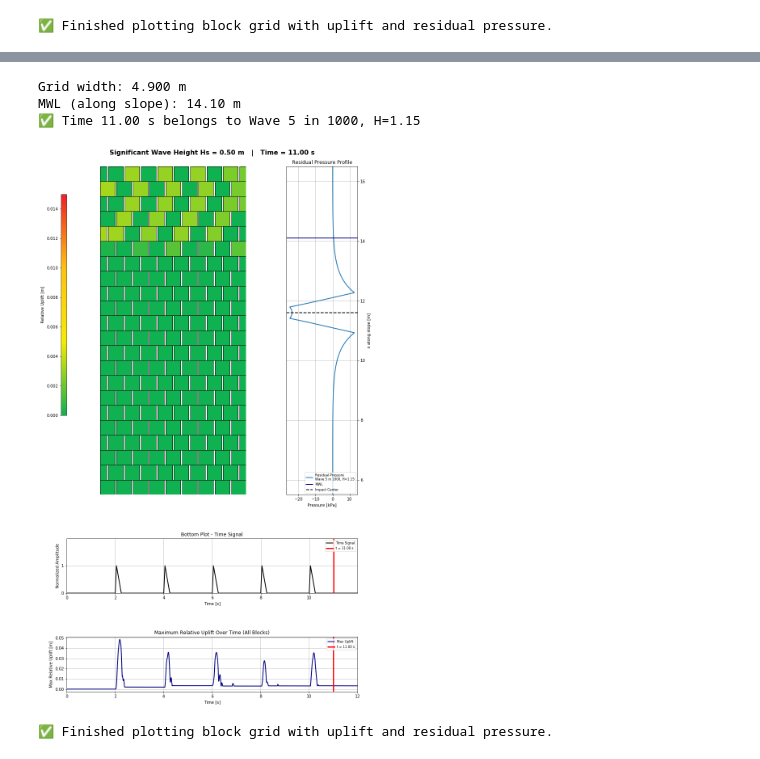
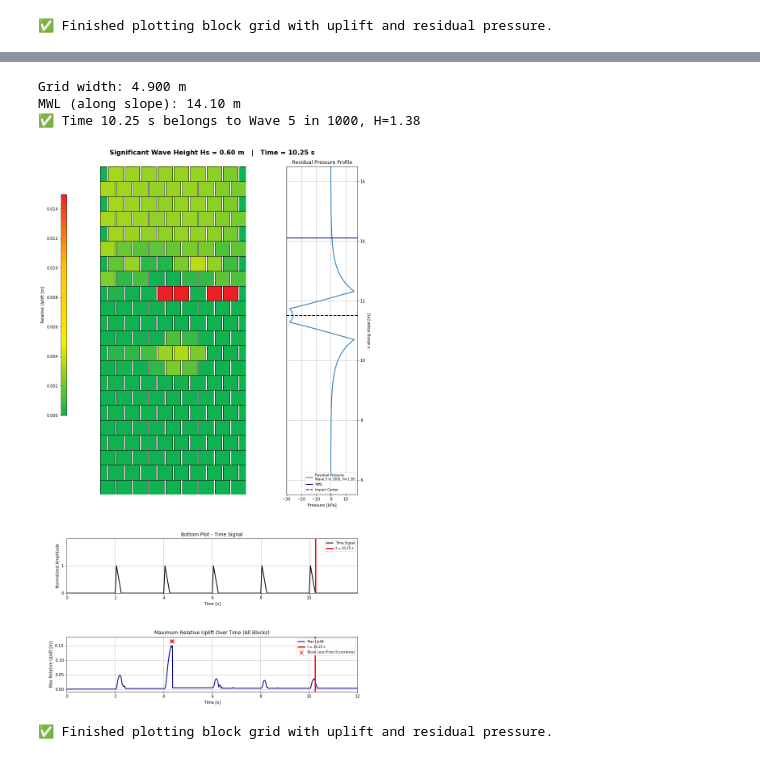
Before and after one commit to ThomasPennockTU/Thesis_Repository, a Jupyter notebook: workfolder/uplift material/uplift_notebook.ipynb, the cells around one changed output, grey strips where cells are left out. Saved outputs shown, nothing was run; the diff lists cells and outputs as text; code cells hidden in the pictures.

```diff
--- a/workfolder/uplift material/uplift_notebook.ipynb
+++ b/workfolder/uplift material/uplift_notebook.ipynb
@@ -196,7 +196,8 @@ import pandas as pd
 import matplotlib.pyplot as plt
 
 # --- Settings ---
-csv_path = 'relative_uplift_timeseries_05.csv'
+csv_path = 'relative_uplift_timeseries_06_DS60_2.csv'
+threshold = 0.15    # meters
 
 # --- Load CSV ---
 df = pd.read_csv(csv_path)
@@ -215,6 +216,21 @@ block_cols = [col for col in df.columns if col.startswith('B-')]
 
 print(f"✅ Found blocks in first row: {block_cols}")
 
+# Check which blocks exceed the threshold
+blocks_exceeding = []
+
+for col in block_cols:
+    if (df[col].abs() > threshold).any():
+        blocks_exceeding.append(col)
+
+# Print results
+if blocks_exceeding:
+    print("🚨 Blocks exceeding ±0.15 meter uplift:")
+    for b in blocks_exceeding:
+        print(f"   - {b}")
+else:
+    print("✅ No blocks exceed ±0.15 meter uplift.")
+
 # Plot
 plt.figure(figsize=(10,5))
 
@@ -222,7 +238,7 @@ for col in block_cols:
     plt.plot(time_values, df[col], label=col, linewidth=1.5)
 
 plt.xlabel("Time [s]")
-plt.ylabel("Relative Uplift")
+plt.ylabel("Relative Uplift [m]")
 plt.title("Relative Uplift Over Time - First Row of Blocks")
 plt.legend(loc='upper right', fontsize='small', ncol=2)
 plt.grid(True)
@@ -1233,7 +1335,7 @@ from matplotlib.colors import LinearSegmentedColormap
 from scipy.linalg import solve
 from mpl_toolkits.axes_grid1 import make_axes_locatable
 
-target_time = 10.5    # time in seconds to visualize
+target_time = 11    # time in seconds to visualize
 
 # ------------------------------
 # Define brick layout parameters
@@ -1319,7 +1421,7 @@ df_signal = pd.DataFrame({
 # Simulate residual profiles
 # ------------------------------
 
-Hs = 0.5
+Hs = 0.6
 rho_w = 1025.0
 g = 9.81
 Tp = 5.59
@@ -1648,7 +1750,7 @@ df_signal = pd.DataFrame({
 # Simulate residual profiles
 # ------------------------------
 
-Hs = 0.5
+Hs = 0.6
 rho_w = 1025.0
 g = 9.81
 Tp = 5.59
@@ -1960,7 +2062,7 @@ from mpl_toolkits.axes_grid1 import make_axes_locatable
 
 # --- Settings ---
 fly_out_value = 0.151
-target_time = 11   # time in seconds to visualize
+target_time = 10.25   # time in seconds to visualize
 csv_path = 'relative_uplift_timeseries_06_DS60_2_corrected.csv'
 df_uplift = pd.read_csv(csv_path)
 
@@ -2044,7 +2146,7 @@ df_signal = pd.DataFrame({
 # Simulate residual profiles
 # ------------------------------
 
-Hs = 0.5
+Hs = 0.6
 rho_w = 1025.0
 g = 9.81
 Tp = 5.59
@@ -2313,33 +2415,33 @@ if len(first_loss_times) > 0:
         first_loss_times,
         [cross_y_value] * len(first_loss_times),
         color='red',
         marker='x',
         s=80,
         label='Block Loss (First Occurrence)'
     )
 
 ax_uplift.set_xlabel("Time [s]")
 ax_uplift.set_xlim(0, 12)
 ax_uplift.set_ylabel("Max Relative Uplift [m]")
 ax_uplift.set_title("Maximum Relative Uplift Over Time (All Blocks)")
 ax_uplift.legend(loc='upper right', fontsize=8)
 ax_uplift.grid(True)
 
 # --- Global title ---
 fig.suptitle(
     f"Significant Wave Height Hs = {Hs:.2f} m   |   Time = {target_time:.2f} s",
     fontsize=16,
     fontweight="bold"
 )
 
 plt.subplots_adjust(left=0, right=1, top=0.95, bottom=0, wspace=0, hspace=0)
 plt.show()
 
 fig.savefig(csv_path.replace(".csv", ".png"), dpi=300, bbox_inches='tight')
 print("✅ Finished plotting block grid with uplift and residual pressure.")
 # %% [output]
 Grid width: 4.900 m
 MWL (along slope): 14.10 m
-✅ Time 11.00 s belongs to Wave 5 in 1000, H=1.15
+✅ Time 10.25 s belongs to Wave 5 in 1000, H=1.38
-[figure, old version]
+[figure, new version]
 ✅ Finished plotting block grid with uplift and residual pressure.
```
Also changed, not shown: parts of 10 cells of this notebook, 34 other files.
